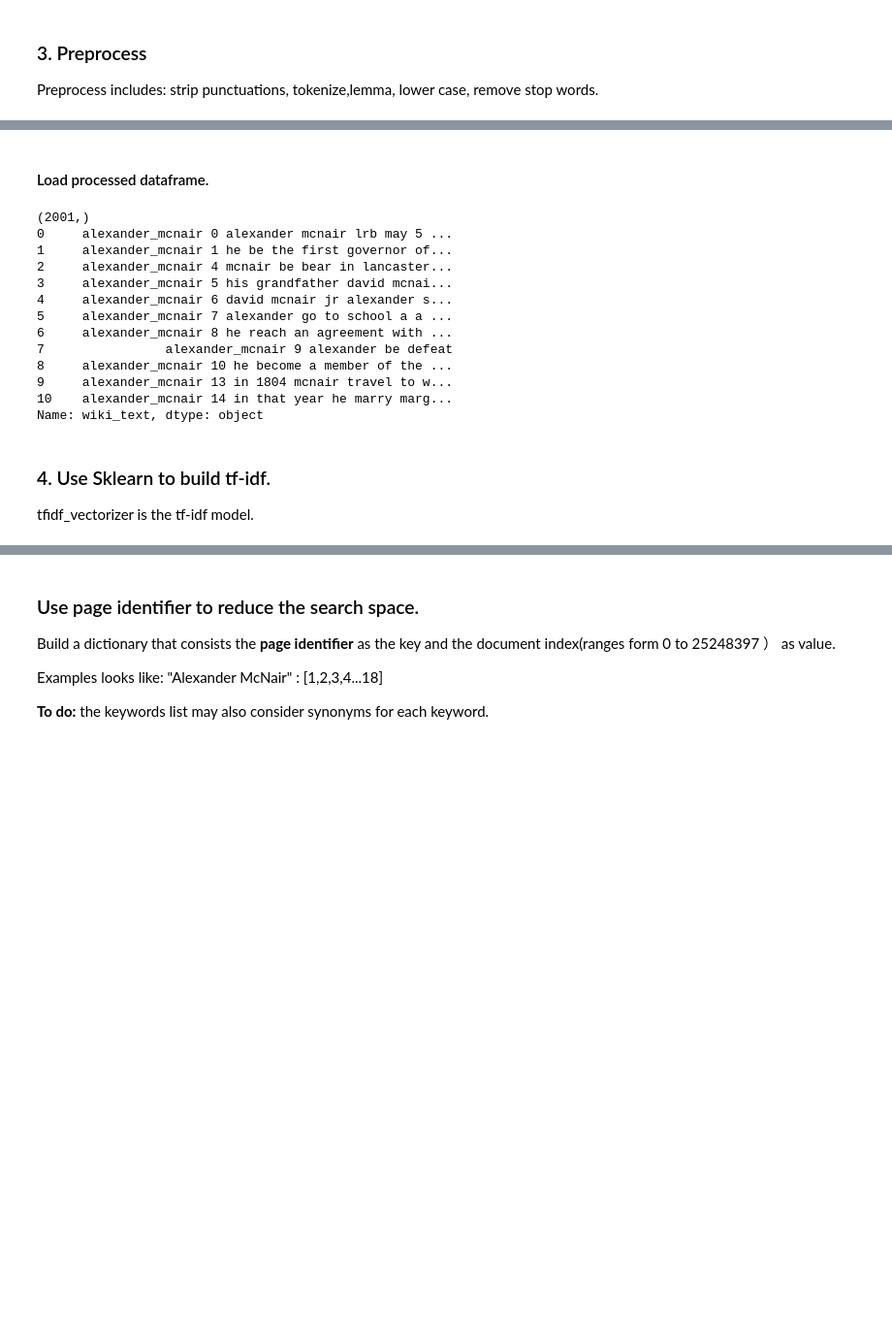
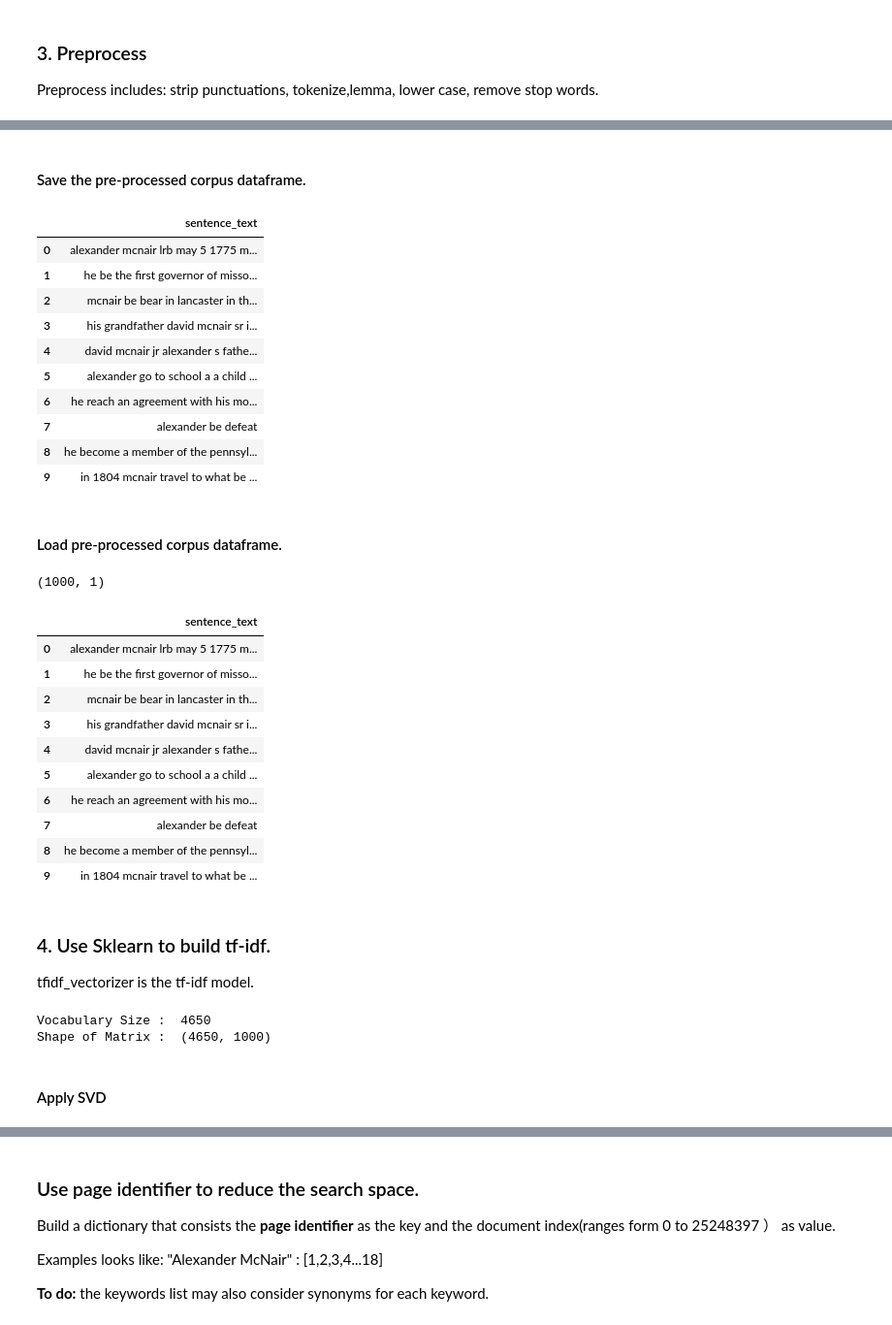
Before and after one commit to yiming95/AutomaticFactVerification, a Jupyter notebook: Information_Retrieval_Project.ipynb, the cells around one changed output, grey strips where cells are left out. Shown at 97% size. Saved outputs shown, nothing was run; the diff lists cells and outputs as text; code cells hidden in the pictures; blank space fills up the shorter version.

```diff
--- a/Information_Retrieval_Project.ipynb
+++ b/Information_Retrieval_Project.ipynb
@@ -121,23 +125,44 @@ Name: wiki_text, dtype: object
+# %% [markdown]
+#### Save the pre-processed corpus dataframe.
+# %%
+# import datetime
+# start = datetime.datetime.now()
+processed_corpus_df = pd.DataFrame(process_dataset(corpus_df))
+processed_corpus_df.to_pickle("./processed_corpus.pkl")
+processed_corpus_df.head(10)
+# end = datetime.datetime.now()
+# print(end-start)
+# %% [output]
+|  | sentence_text |
+| 0 | alexander mcnair lrb may 5 1775 m... |
+| 1 | he be the first governor of misso... |
+| 2 | mcnair be bear in lancaster in th... |
+| 3 | his grandfather david mcnair sr i... |
+| 4 | david mcnair jr alexander s fathe... |
+| 5 | alexander go to school a a child ... |
+| 6 | he reach an agreement with his mo... |
+| 7 | alexander be defeat |
+| 8 | he become a member of the pennsyl... |
+| 9 | in 1804 mcnair travel to what be ... |
 # %% [markdown]
-#### Load processed dataframe.
+#### Load pre-processed corpus dataframe.
 # %%
 load_processed_corpus_df = pd.read_pickle("./processed_corpus.pkl")
 print(load_processed_corpus_df.shape)
-print(load_processed_corpus_df.loc[:10])
+load_processed_corpus_df.head(10)
 # %% [output]
-(2001,)
-0     alexander_mcnair 0 alexander mcnair lrb may 5 ...
-1     alexander_mcnair 1 he be the first governor of...
-2     alexander_mcnair 4 mcnair be bear in lancaster...
-3     alexander_mcnair 5 his grandfather david mcnai...
-4     alexander_mcnair 6 david mcnair jr alexander s...
-5     alexander_mcnair 7 alexander go to school a a ...
-6     alexander_mcnair 8 he reach an agreement with ...
-7                alexander_mcnair 9 alexander be defeat
-8     alexander_mcnair 10 he become a member of the ...
-9     alexander_mcnair 13 in 1804 mcnair travel to w...
-10    alexander_mcnair 14 in that year he marry marg...
-Name: wiki_text, dtype: object
+(1000, 1)
+|  | sentence_text |
+| 0 | alexander mcnair lrb may 5 1775 m... |
+| 1 | he be the first governor of misso... |
+| 2 | mcnair be bear in lancaster in th... |
+| 3 | his grandfather david mcnair sr i... |
+| 4 | david mcnair jr alexander s fathe... |
+| 5 | alexander go to school a a child ... |
+| 6 | he reach an agreement with his mo... |
+| 7 | alexander be defeat |
+| 8 | he become a member of the pennsyl... |
+| 9 | in 1804 mcnair travel to what be ... |
 # %% [markdown]
 ### 4. Use Sklearn to build tf-idf.
 
@@ -147,10 +172,16 @@ from sklearn.feature_extraction.text import TfidfVectorizer
 from sklearn.metrics.pairwise import cosine_similarity
 import pickle
 
-max_features = 20000
-tfidf_vectorizer = TfidfVectorizer(max_features=max_features, norm='l2')
-tfidf_vectorizer.fit(load_processed_corpus_df)
+tfidf_vectorizer = TfidfVectorizer()
+tfidf = tfidf_vectorizer.fit_transform(load_processed_corpus_df['sentence_text'])
+tfidf = tfidf.T
 
-pickle.dump(tfidf_vectorizer, open("tfidf_vectorizer.pickle","wb"))
+print('Vocabulary Size : ', len(tfidf_vectorizer.get_feature_names()))
+print('Shape of Matrix : ', tfidf.shape)
 
-# load_tfidf_vectorizer = pickle.load(open("tfidf_vectorizer.pickle","rb"))
+pickle.dump(tfidf, open("tfidf.pickle","wb"))
+# %% [output]
+Vocabulary Size :  4650
+Shape of Matrix :  (4650, 1000)
+# %% [markdown]
+#### Apply SVD
```
Also changed, not shown: parts of 9 cells of this notebook, 3 other files.
